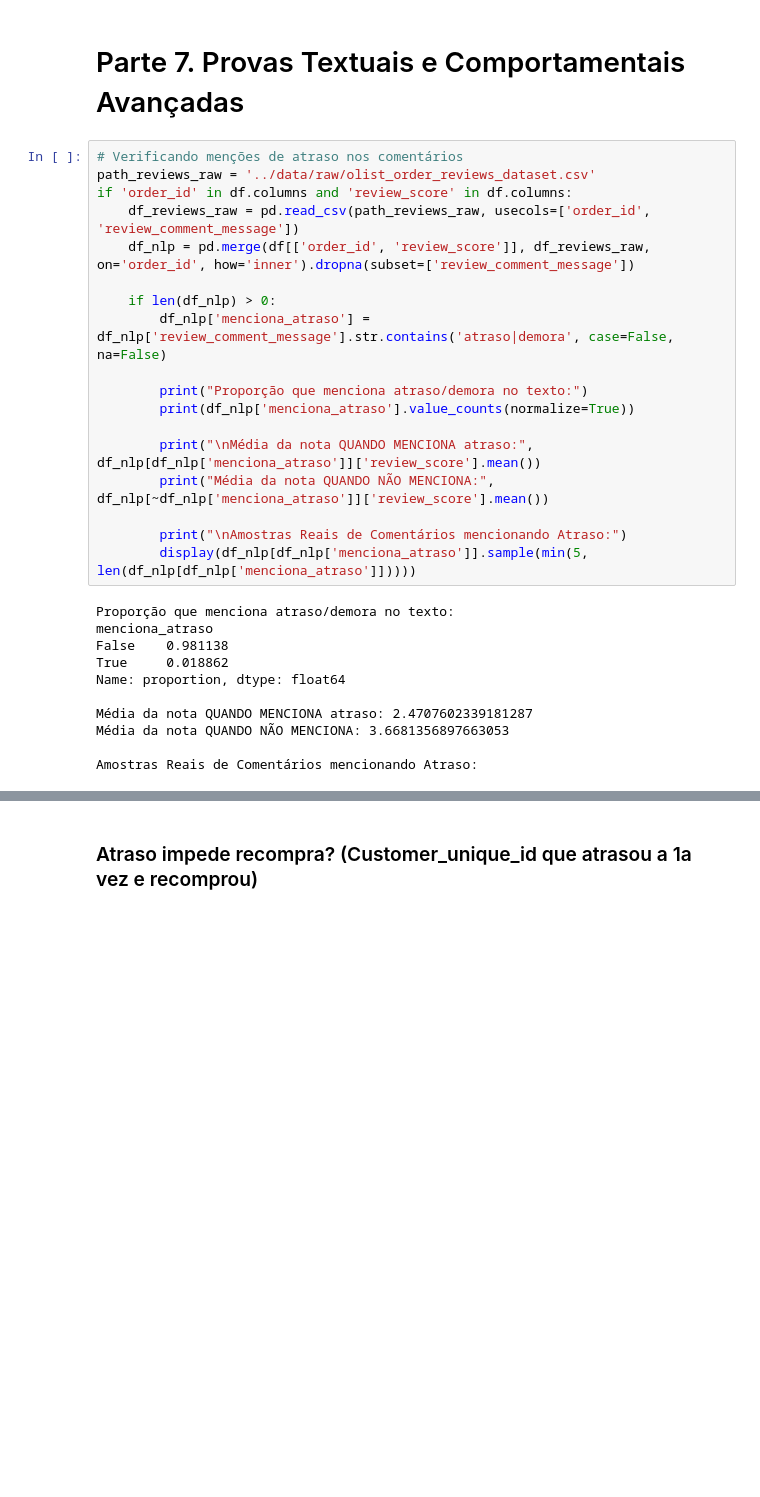
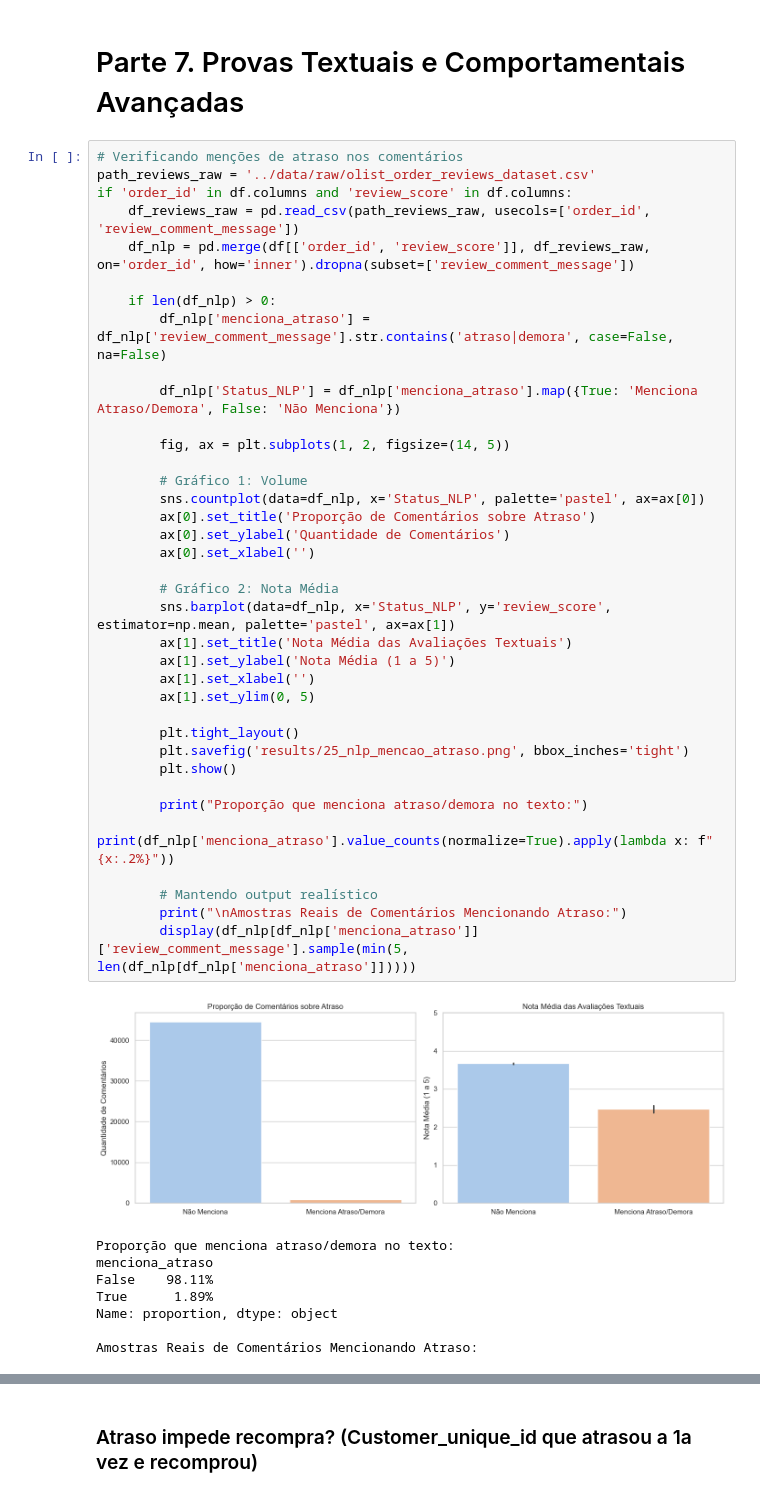
Before and after one commit to NikolasTesch/DesafioRadar, a Jupyter notebook: notebooks/main_analysis.ipynb, the cells around one changed output, grey strips where cells are left out. Drawn from its saved outputs; the diff is of its cells as text; blank space fills up the shorter version.

```diff
--- a/notebooks/main_analysis.ipynb
+++ b/notebooks/main_analysis.ipynb
@@ -643,29 +683,46 @@ Notes:
 # %%
 # Verificando menções de atraso nos comentários
 path_reviews_raw = '../data/raw/olist_order_reviews_dataset.csv'
 if 'order_id' in df.columns and 'review_score' in df.columns:
     df_reviews_raw = pd.read_csv(path_reviews_raw, usecols=['order_id', 'review_comment_message'])
     df_nlp = pd.merge(df[['order_id', 'review_score']], df_reviews_raw, on='order_id', how='inner').dropna(subset=['review_comment_message'])
 
     if len(df_nlp) > 0:
         df_nlp['menciona_atraso'] = df_nlp['review_comment_message'].str.contains('atraso|demora', case=False, na=False)
 
+        df_nlp['Status_NLP'] = df_nlp['menciona_atraso'].map({True: 'Menciona Atraso/Demora', False: 'Não Menciona'})
+
+        fig, ax = plt.subplots(1, 2, figsize=(14, 5))
+
+        # Gráfico 1: Volume
+        sns.countplot(data=df_nlp, x='Status_NLP', palette='pastel', ax=ax[0])
+        ax[0].set_title('Proporção de Comentários sobre Atraso')
+        ax[0].set_ylabel('Quantidade de Comentários')
+        ax[0].set_xlabel('')
+
+        # Gráfico 2: Nota Média
+        sns.barplot(data=df_nlp, x='Status_NLP', y='review_score', estimator=np.mean, palette='pastel', ax=ax[1])
+        ax[1].set_title('Nota Média das Avaliações Textuais')
+        ax[1].set_ylabel('Nota Média (1 a 5)')
+        ax[1].set_xlabel('')
+        ax[1].set_ylim(0, 5)
+
+        plt.tight_layout()
+        plt.savefig('results/25_nlp_mencao_atraso.png', bbox_inches='tight')
+        plt.show()
+
         print("Proporção que menciona atraso/demora no texto:")
-        print(df_nlp['menciona_atraso'].value_counts(normalize=True))
+        print(df_nlp['menciona_atraso'].value_counts(normalize=True).apply(lambda x: f"{x:.2%}"))
 
-        print("\nMédia da nota QUANDO MENCIONA atraso:", df_nlp[df_nlp['menciona_atraso']]['review_score'].mean())
-        print("Média da nota QUANDO NÃO MENCIONA:", df_nlp[~df_nlp['menciona_atraso']]['review_score'].mean())
-
-        print("\nAmostras Reais de Comentários mencionando Atraso:")
-        display(df_nlp[df_nlp['menciona_atraso']].sample(min(5, len(df_nlp[df_nlp['menciona_atraso']]))))
+        # Mantendo output realístico
+        print("\nAmostras Reais de Comentários Mencionando Atraso:")
+        display(df_nlp[df_nlp['menciona_atraso']]['review_comment_message'].sample(min(5, len(df_nlp[df_nlp['menciona_atraso']]))))
 # %% [output]
+[figure, added]
 Proporção que menciona atraso/demora no texto:
 menciona_atraso
-False    0.981138
-True     0.018862
-Name: proportion, dtype: float64
+False    98.11%
+True      1.89%
+Name: proportion, dtype: object
 
-Média da nota QUANDO MENCIONA atraso: 2.4707602339181287
-Média da nota QUANDO NÃO MENCIONA: 3.6681356897663053
-
-Amostras Reais de Comentários mencionando Atraso:
+Amostras Reais de Comentários Mencionando Atraso:
```
Also changed, not shown: parts of 56 cells of this notebook.
